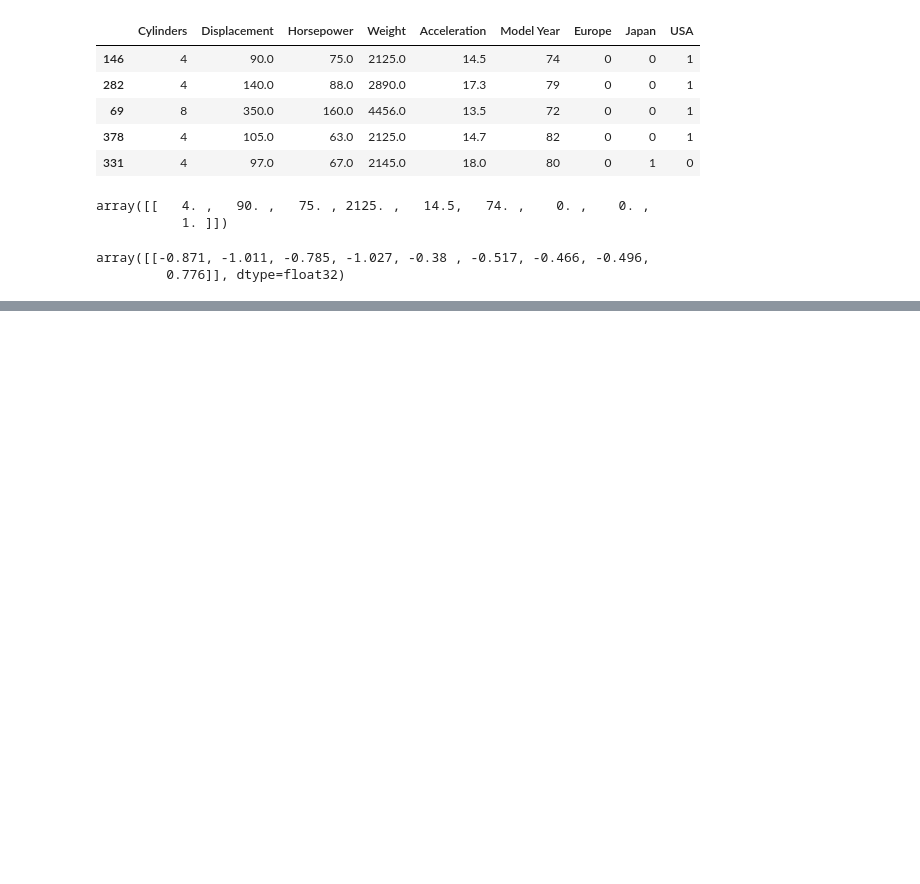
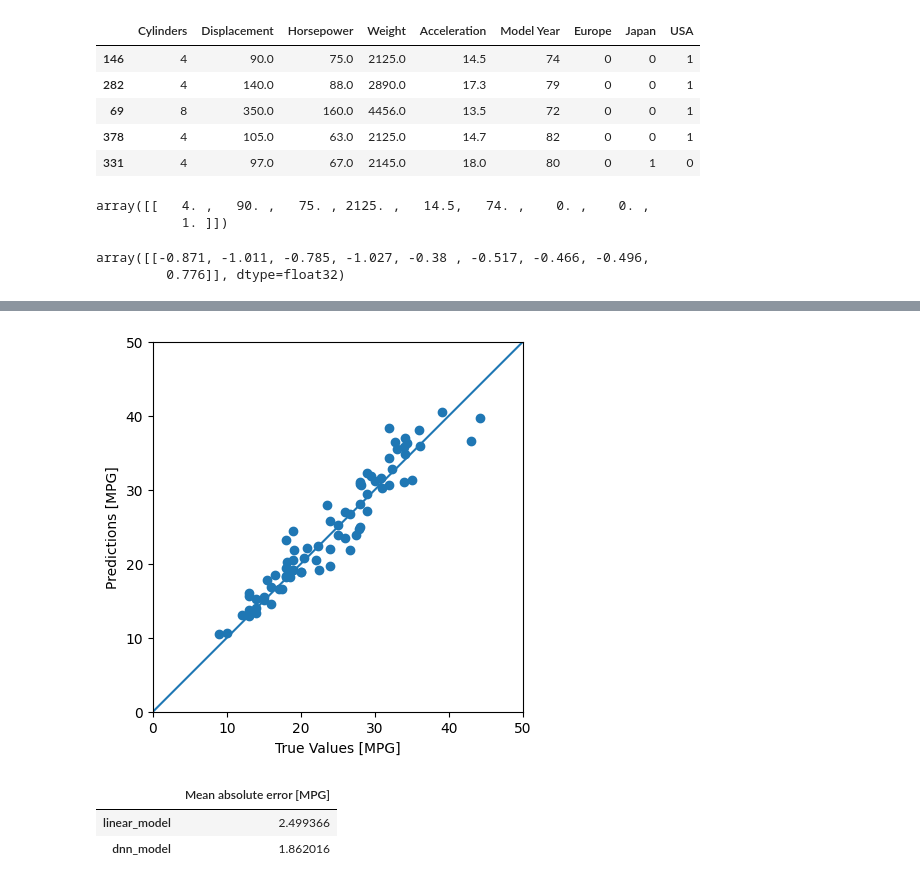
Before and after one commit to M-Strahan/Showcase, a Jupyter notebook: TensorFlow/TensorFlowMultipleRegression/TensorFlowMultipleRegression.ipynb, the cells around one changed output, grey strips where cells are left out. Cells and saved outputs as stored; diff of their text form; code cells hidden in the pictures; blank space fills up the shorter version.

```diff
--- a/TensorFlow/TensorFlowMultipleRegression/TensorFlowMultipleRegression.ipynb
+++ b/TensorFlow/TensorFlowMultipleRegression/TensorFlowMultipleRegression.ipynb
@@ -288,0 +319,12 @@ _ = plt.plot(lims, lims)
+# %%
+test_predictions = dnn_model.predict(test_features).flatten()
+
+a = plt.axes(aspect='equal')
+plt.scatter(test_labels, test_predictions)
+plt.xlabel('True Values [MPG]')
+plt.ylabel('Predictions [MPG]')
+lims = [0, 50]
+plt.xlim(lims)
+plt.ylim(lims)
+_ = plt.plot(lims, lims)
+# %% [output]
@@ -288,0 +332,9 @@ _ = plt.plot(lims, lims)
+[figure, added]
+# %%
+#Review performance of model(s)
+
+pd.DataFrame(test_results, index=['Mean absolute error [MPG]']).T
+# %% [output]
+|  | Mean absolute error [MPG] |
+| linear_model | 2.499366 |
+| dnn_model | 1.862016 |
```
Also changed, not shown: parts of 13 cells of this notebook, 2 other files.
